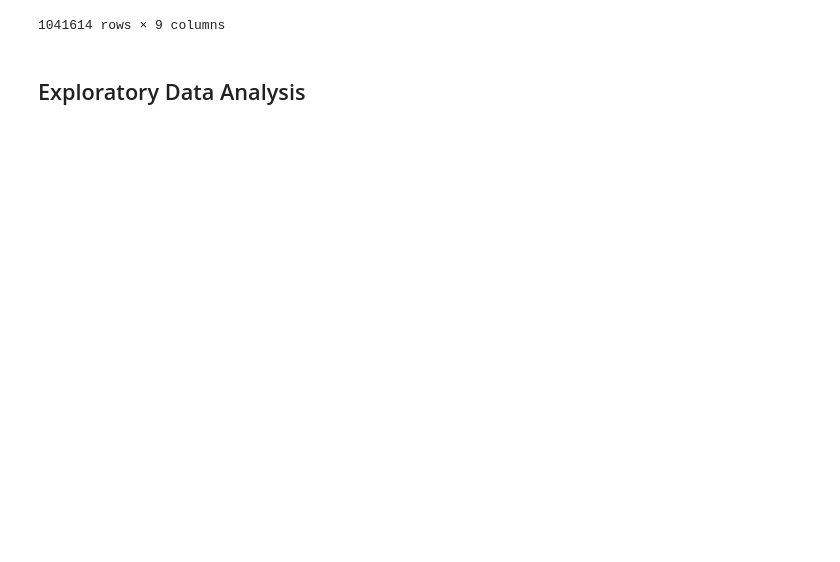
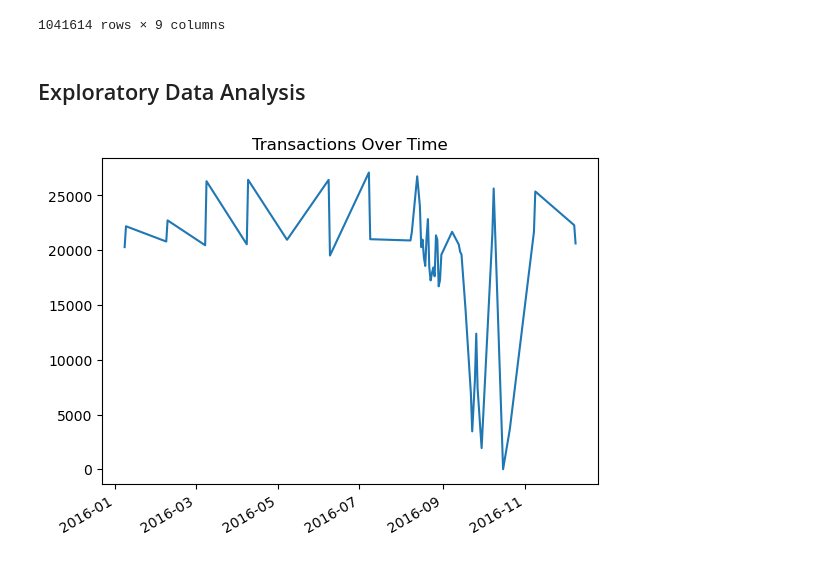
Before and after one commit to usman666/Optimising-Retail-Banking-Strategies, a Jupyter notebook: Analyis.ipynb, the cells around one changed output. Cells and saved outputs as stored; diff of their text form; code cells hidden in the pictures; blank space fills up the shorter version.

```diff
--- a/Analyis.ipynb
+++ b/Analyis.ipynb
@@ -7,7 +7,7 @@ import matplotlib.pyplot as plt
 import seaborn as sns
 # %%
 # This scripts reads the dataset
-df = pd.read_csv('Dataset/bank_data_C.csv')
+df = pd.read_csv('../bank_data_C (1).csv')
 df
 # %% [output]
 |  | TransactionID | CustomerID | CustomerDOB | CustGender | CustLocation | CustAccountBalance | TransactionDate | ... |
@@ -91,3 +91,10 @@ df
 1041614 rows × 9 columns
 # %% [markdown]
 ## Exploratory Data Analysis
+# %%
+## Transcation trends analysis
+df['TransactionDate'].value_counts().sort_index().plot()
+plt.title('Transactions Over Time')
+plt.show()
+# %% [output]
+[figure, added]
```
Also changed, not shown: parts of 1 cell of this notebook, 1 other file.
